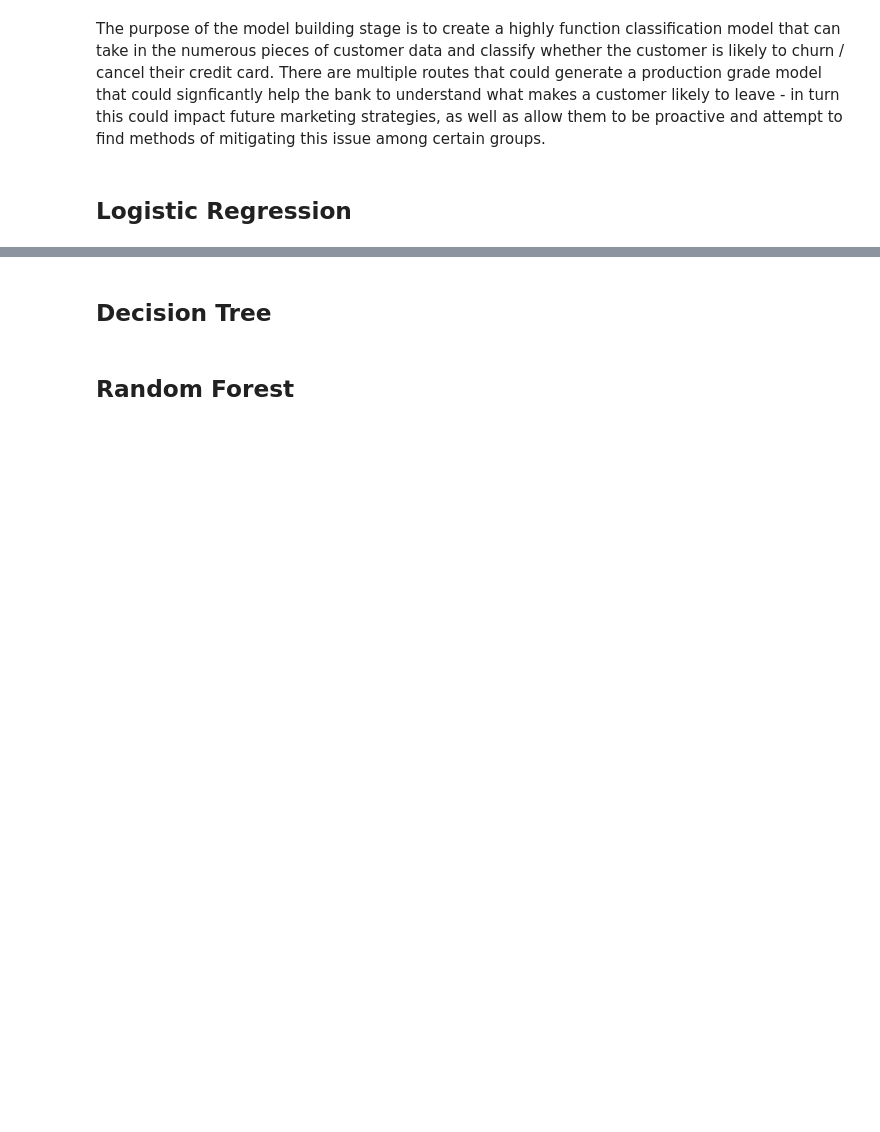
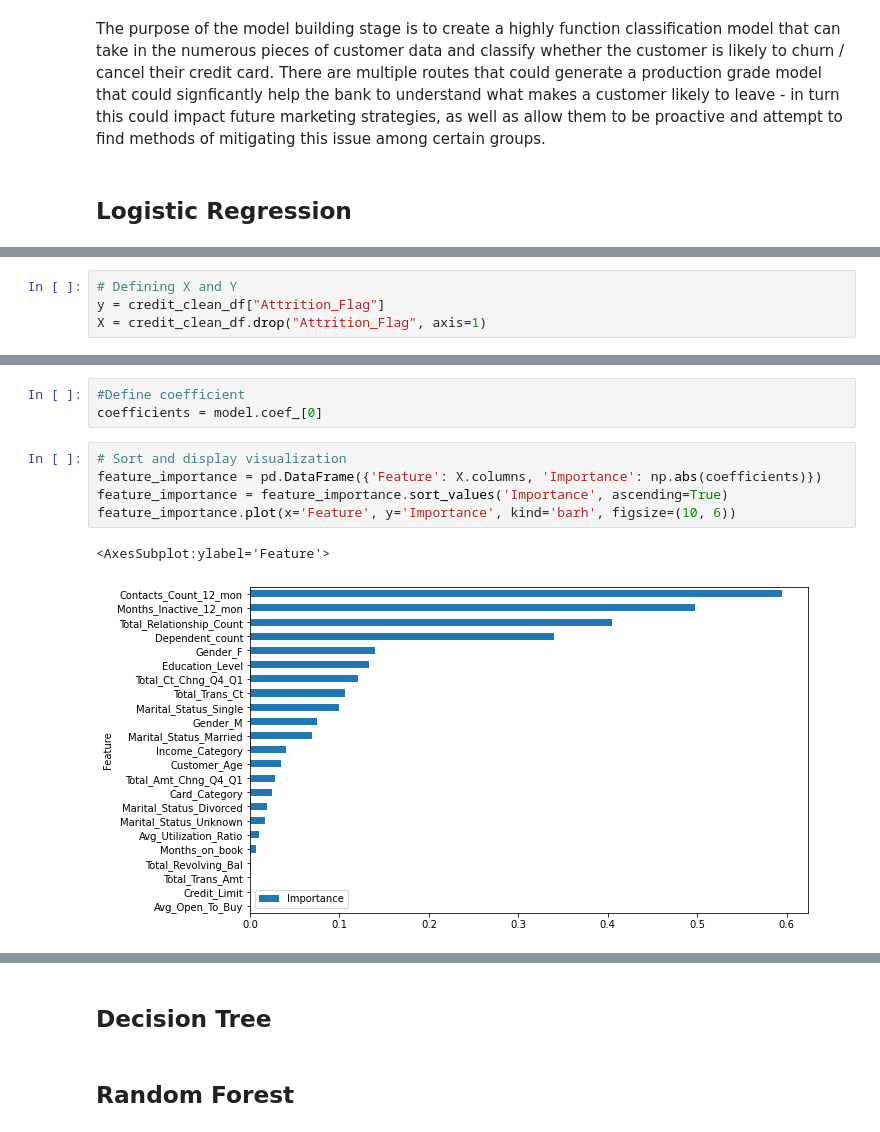
Before and after one commit to PaolaMalagon/Churn-Prediction-G2, a Jupyter notebook: Churn-Prediction-G2.ipynb, the cells around one changed output, grey strips where cells are left out. Saved outputs shown, nothing was run; the diff lists cells and outputs as text; blank space fills up the shorter version.

```diff
--- a/Churn-Prediction-G2.ipynb
+++ b/Churn-Prediction-G2.ipynb
@@ -481,0 +489,4 @@ The purpose of the model building stage is to create a highly function classific
+# %%
+# Defining X and Y
+y = credit_clean_df["Attrition_Flag"]
+X = credit_clean_df.drop("Attrition_Flag", axis=1)
@@ -481,0 +633,11 @@ The purpose of the model building stage is to create a highly function classific
+# %%
+#Define coefficient
+coefficients = model.coef_[0]
+# %%
+# Sort and display visualization
+feature_importance = pd.DataFrame({'Feature': X.columns, 'Importance': np.abs(coefficients)})
+feature_importance = feature_importance.sort_values('Importance', ascending=True)
+feature_importance.plot(x='Feature', y='Importance', kind='barh', figsize=(10, 6))
+# %% [output]
+<AxesSubplot:ylabel='Feature'>
+[figure, added]
```
Also changed, not shown: parts of 26 cells of this notebook.
